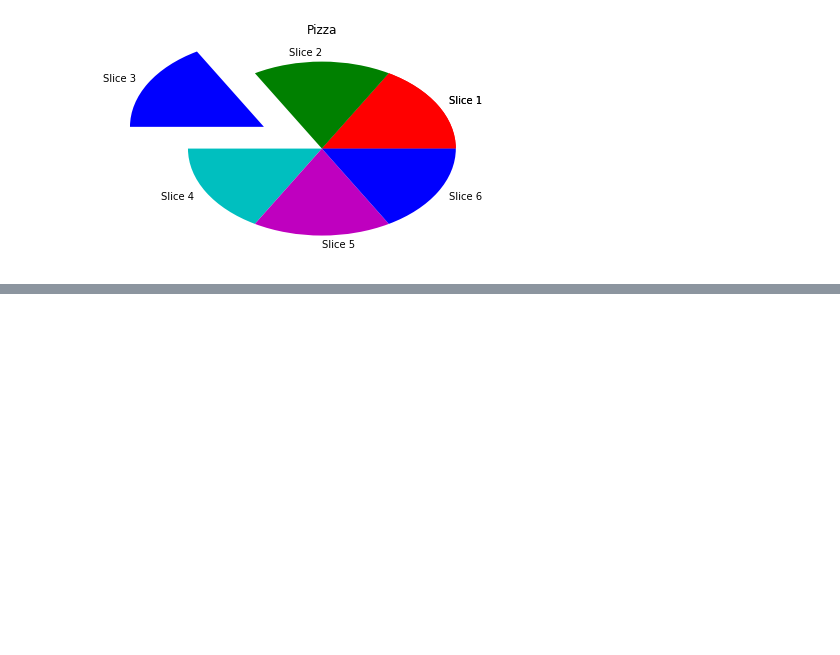
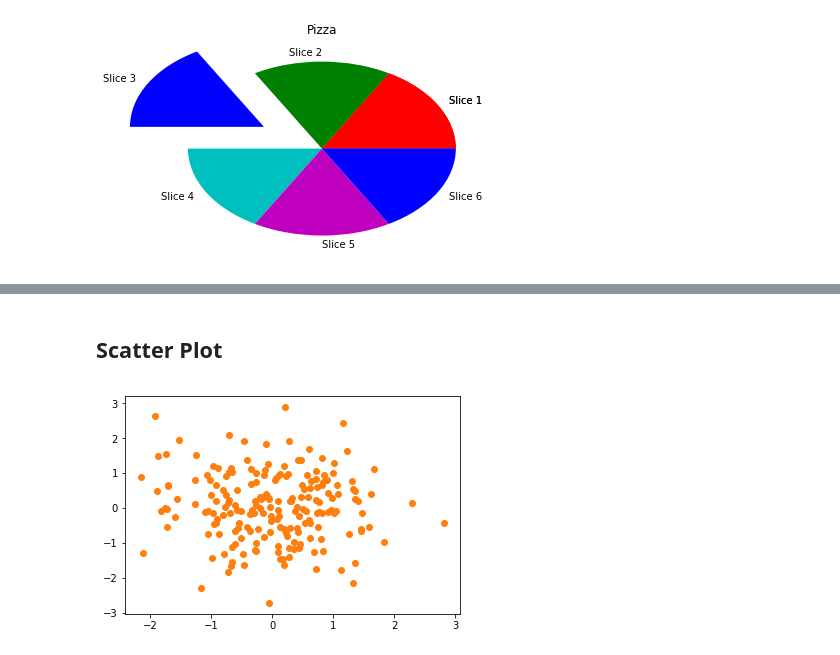
Before and after one commit to andy-williams/python-machine-learning, a Jupyter notebook: 2-matplotlib.ipynb, the cells around one changed output, grey strips where cells are left out. Saved outputs shown, nothing was run; the diff lists cells and outputs as text; code cells hidden in the pictures; blank space fills up the shorter version.

```diff
--- a/2-matplotlib.ipynb
+++ b/2-matplotlib.ipynb
@@ -115,0 +126,13 @@ plt.show()
+# %% [markdown]
+## Scatter Plot
+# %%
+from numpy.random import randn
+
+x = randn(200)
+y = randn(200)
+
+# https://matplotlib.org/api/pyplot_api.html#matplotlib.pyplot.legend
+plt.scatter(x, y)
+plt.show()
+# %% [output]
+[figure, added]
```
Also changed, not shown: parts of 4 cells of this notebook.
